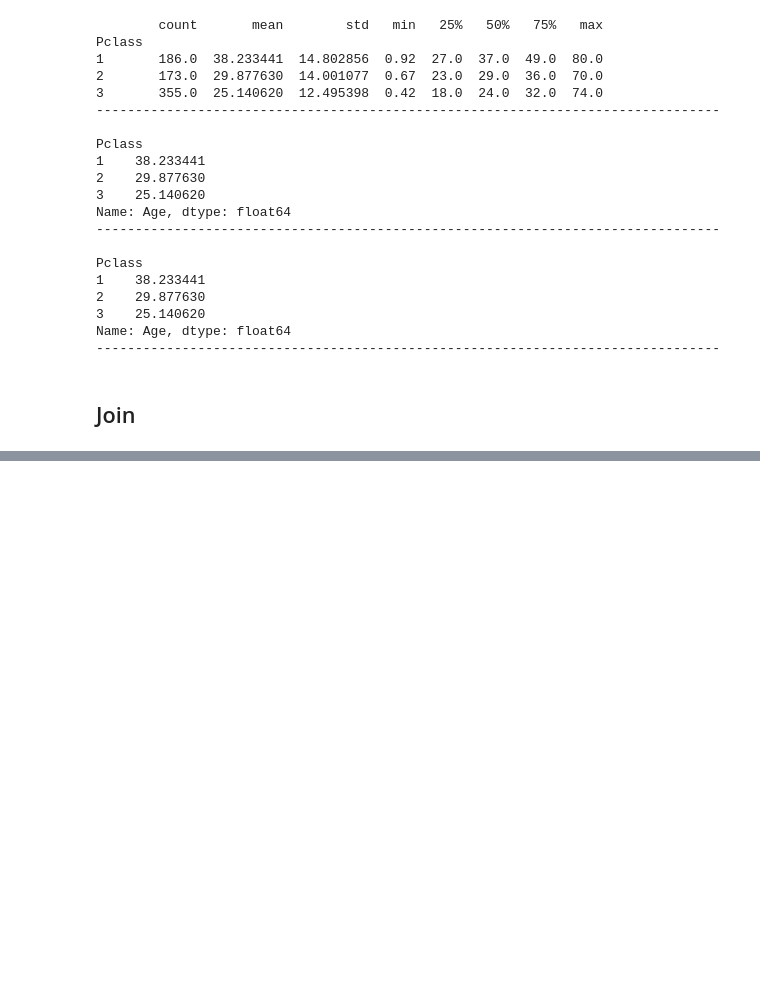
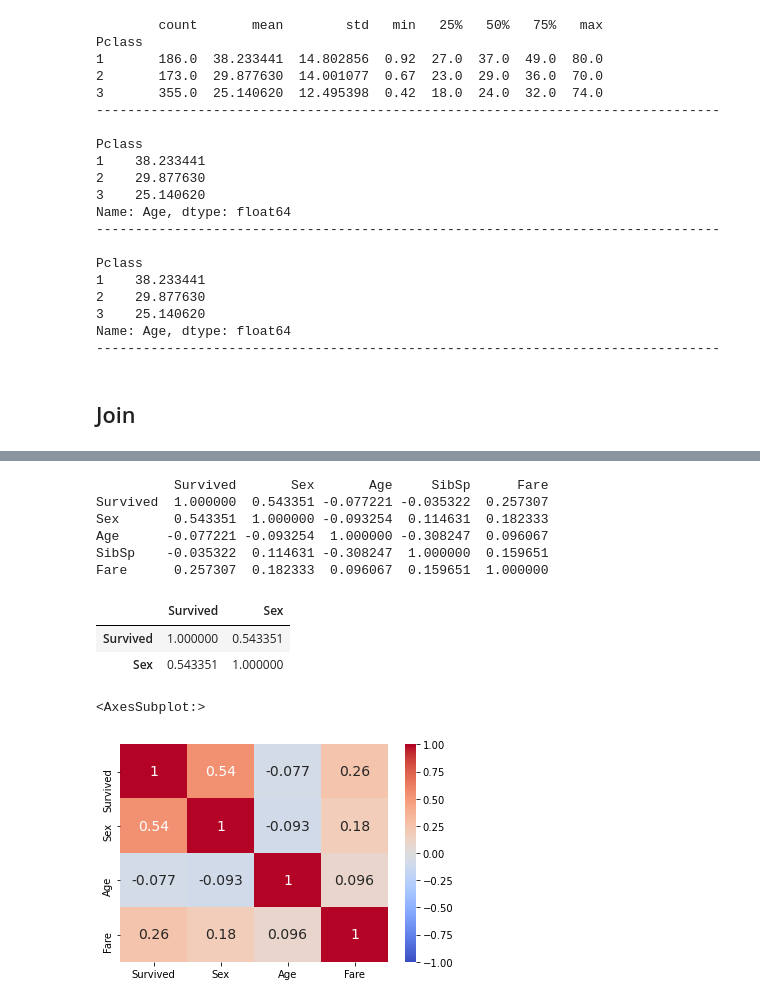
Before and after one commit to maratzainullin/ml-dl, a Jupyter notebook: python_training/python_training_pandas.ipynb, the cells around one changed output, grey strips where cells are left out. Drawn from its saved outputs; the diff is of its cells as text; code cells hidden in the pictures; blank space fills up the shorter version.

```diff
--- a/python_training/python_training_pandas.ipynb
+++ b/python_training/python_training_pandas.ipynb
@@ -717,3 +719,12 @@ Name: Age, dtype: float64
 --------------------------------------------------------------------------------
 # %% [markdown]
 ## Join
+# %%
+surv_data = pd.read_csv('https://www.dropbox.com/s/v35x9i6a1tc7emm/titanic_surv.csv?dl=1')
+pass_data = pd.read_csv('https://www.dropbox.com/s/lyzcuxu1pdrw5qb/titanic_data.csv?dl=1')
+# %%
+surv_data = surv_data.sample(frac=1)
+print(surv_data.head(), sepa)
+joined_data = surv_data.join(pass_data.iloc[::, [3, 4, 5, 8]]).sort_index()
+joined_data.index = pass_data['PassengerId']
+print(joined_data.head())
@@ -719,0 +799,4 @@ Name: Age, dtype: float64
+# %%
+print(joined_data.head())
+joined_data['Sex'] =  (joined_data['Sex'] == 'female').astype(int)
+print(joined_data.head())
@@ -719,0 +818,9 @@ Name: Age, dtype: float64
+# %%
+print(joined_data.corr())
+# %% [output]
+          Survived       Sex       Age     SibSp      Fare
+Survived  1.000000  0.543351 -0.077221 -0.035322  0.257307
+Sex       0.543351  1.000000 -0.093254  0.114631  0.182333
+Age      -0.077221 -0.093254  1.000000 -0.308247  0.096067
+SibSp    -0.035322  0.114631 -0.308247  1.000000  0.159651
+Fare      0.257307  0.182333  0.096067  0.159651  1.000000
@@ -719,0 +829,16 @@ Name: Age, dtype: float64
+# %%
+joined_data[['Survived', 'Sex']].corr()
+# %% [output]
+|  | Survived | Sex |
+| Survived | 1.000000 | 0.543351 |
+| Sex | 0.543351 | 1.000000 |
+# %%
+sns.heatmap(joined_data[['Survived', 'Sex', 'Age', 'Fare']].corr(),
+            annot=True,
+            cmap='coolwarm',
+            vmin=-1, vmax=1,
+            annot_kws={'size': 14}
+           )
+# %% [output]
+<AxesSubplot:>
+[figure, added]
```
Also changed, not shown: parts of 7 cells of this notebook.
